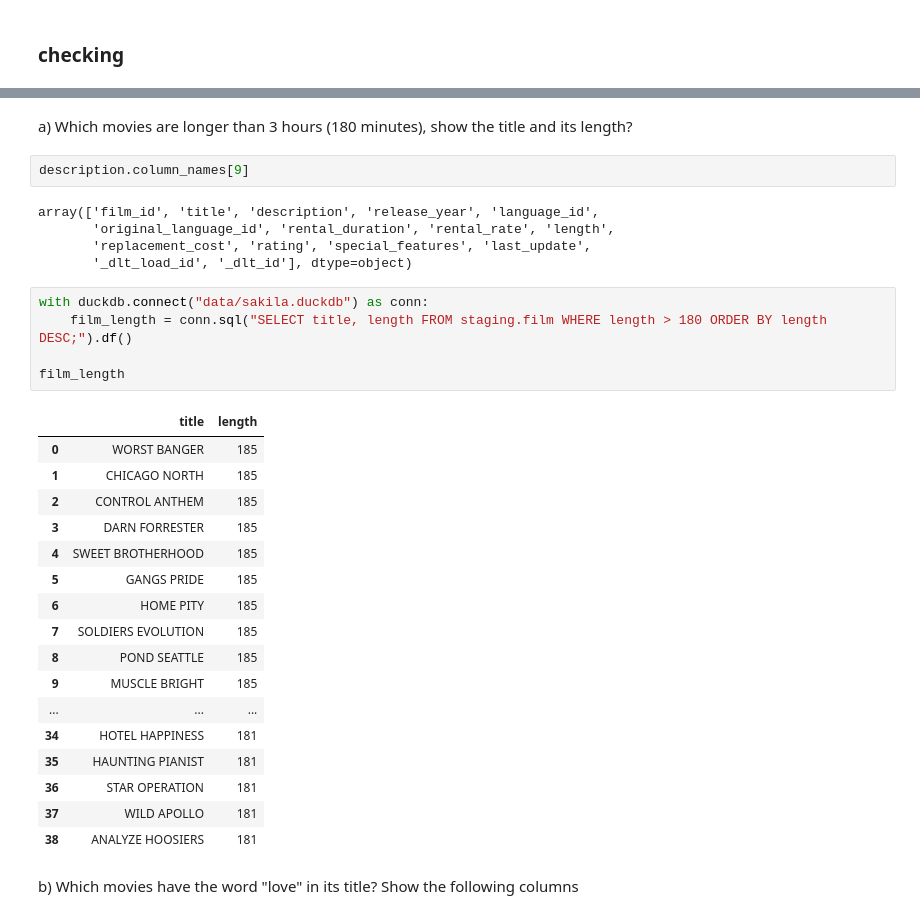
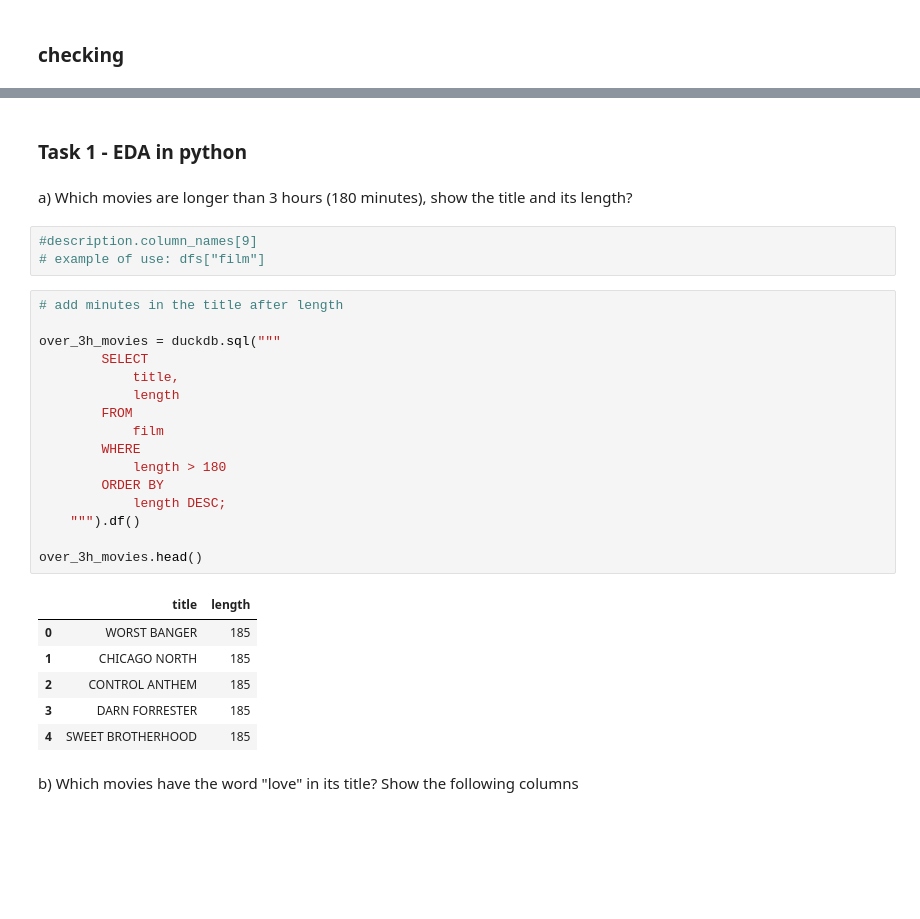
Before and after one commit to giraudcgc-cpu/DE25_sql_lab1_christophe_giraud, a Jupyter notebook: test.ipynb, the cells around one changed output, grey strips where cells are left out. Drawn from its saved outputs; the diff is of its cells as text; blank space fills up the shorter version.

```diff
--- a/test.ipynb
+++ b/test.ipynb
@@ -29,35 +42,33 @@ description
+# %% [markdown]
+### Task 1 - EDA in python
 # %% [markdown]
 a) Which movies are longer than 3 hours (180 minutes), show the title and its length?
 # %%
-description.column_names[9]
+#description.column_names[9]
+# example of use: dfs["film"]
-# %% [output]
-array(['film_id', 'title', 'description', 'release_year', 'language_id',
-       'original_language_id', 'rental_duration', 'rental_rate', 'length',
-       'replacement_cost', 'rating', 'special_features', 'last_update',
-       '_dlt_load_id', '_dlt_id'], dtype=object)
 # %%
-with duckdb.connect("data/sakila.duckdb") as conn:
-    film_length = conn.sql("SELECT title, length FROM staging.film WHERE length > 180 ORDER BY length DESC;").df()
+# add minutes in the title after length
 
-film_length
+over_3h_movies = duckdb.sql("""
+        SELECT
+            title,
+            length
+        FROM
+            film
+        WHERE
+            length > 180
+        ORDER BY
+            length DESC;
+    """).df()
+
+over_3h_movies.head()
 # %% [output]
 |  | title | length |
 | 0 | WORST BANGER | 185 |
 | 1 | CHICAGO NORTH | 185 |
 | 2 | CONTROL ANTHEM | 185 |
 | 3 | DARN FORRESTER | 185 |
 | 4 | SWEET BROTHERHOOD | 185 |
-| 5 | GANGS PRIDE | 185 |
-| 6 | HOME PITY | 185 |
-| 7 | SOLDIERS EVOLUTION | 185 |
-| 8 | POND SEATTLE | 185 |
-| 9 | MUSCLE BRIGHT | 185 |
-| ... | ... | ... |
-| 34 | HOTEL HAPPINESS | 181 |
-| 35 | HAUNTING PIANIST | 181 |
-| 36 | STAR OPERATION | 181 |
-| 37 | WILD APOLLO | 181 |
-| 38 | ANALYZE HOOSIERS | 181 |
 # %% [markdown]
 b) Which movies have the word "love" in its title? Show the following columns
 # %%
```
Also changed, not shown: parts of 35 cells of this notebook, 17 other files.
